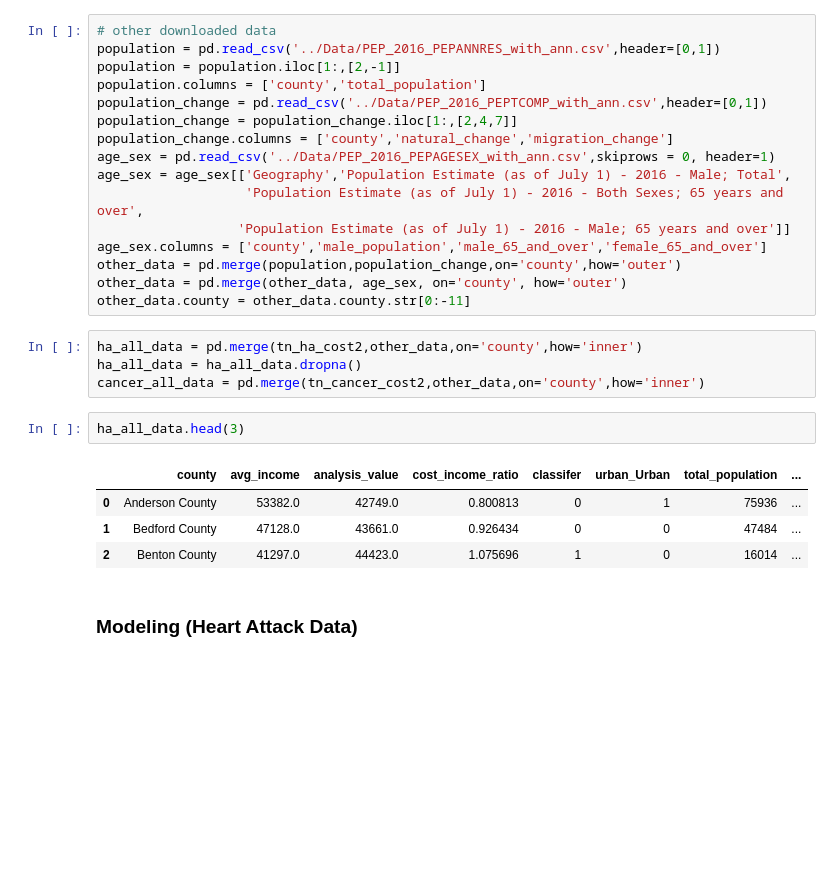
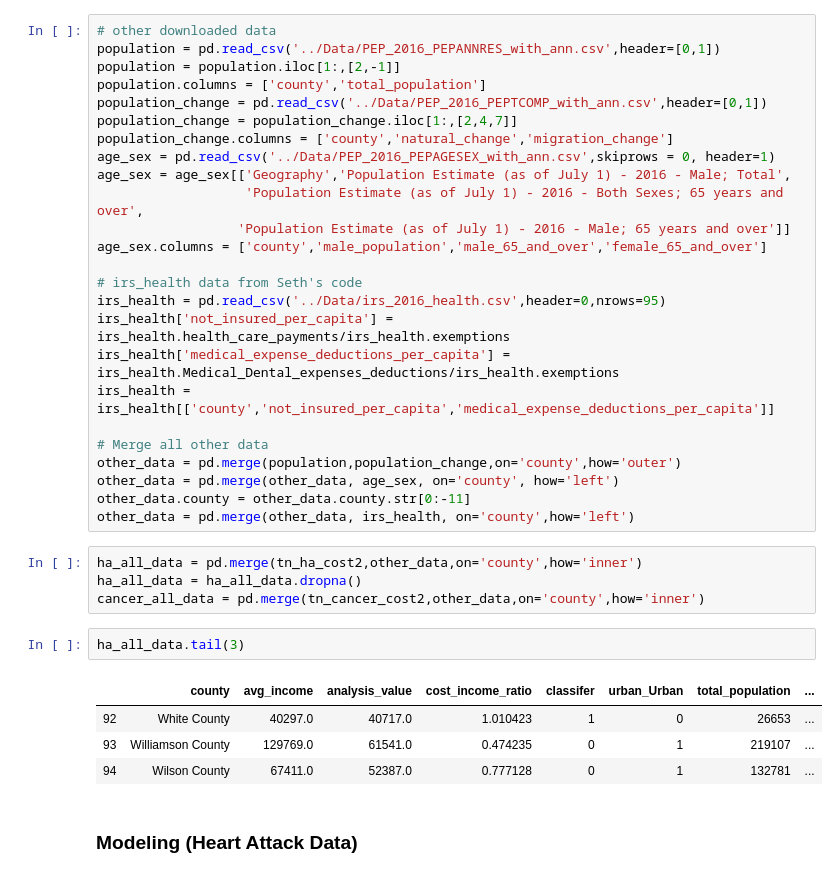
Before and after one commit to yunkaizhang/vanderbilt-data-essentials-cohort-2, a Jupyter notebook: code/YZ_Code_Final_Project.ipynb, the cells around one changed output. Drawn from its saved outputs; the diff is of its cells as text; blank space fills up the shorter version.

```diff
--- a/code/YZ_Code_Final_Project.ipynb
+++ b/code/YZ_Code_Final_Project.ipynb
@@ -67,20 +67,29 @@ age_sex = age_sex[['Geography','Population Estimate (as of July 1) - 2016 - Male
                    'Population Estimate (as of July 1) - 2016 - Both Sexes; 65 years and over',
                   'Population Estimate (as of July 1) - 2016 - Male; 65 years and over']]
 age_sex.columns = ['county','male_population','male_65_and_over','female_65_and_over']
+
+# irs_health data from Seth's code
+irs_health = pd.read_csv('../Data/irs_2016_health.csv',header=0,nrows=95)
+irs_health['not_insured_per_capita'] = irs_health.health_care_payments/irs_health.exemptions
+irs_health['medical_expense_deductions_per_capita'] = irs_health.Medical_Dental_expenses_deductions/irs_health.exemptions
+irs_health = irs_health[['county','not_insured_per_capita','medical_expense_deductions_per_capita']]
+
+# Merge all other data
 other_data = pd.merge(population,population_change,on='county',how='outer')
-other_data = pd.merge(other_data, age_sex, on='county', how='outer')
+other_data = pd.merge(other_data, age_sex, on='county', how='left')
 other_data.county = other_data.county.str[0:-11]
+other_data = pd.merge(other_data, irs_health, on='county',how='left')
 # %%
 ha_all_data = pd.merge(tn_ha_cost2,other_data,on='county',how='inner')
 ha_all_data = ha_all_data.dropna()
 cancer_all_data = pd.merge(tn_cancer_cost2,other_data,on='county',how='inner')
 # %%
-ha_all_data.head(3)
+ha_all_data.tail(3)
 # %% [output]
 |  | county | avg_income | analysis_value | cost_income_ratio | classifer | urban_Urban | total_population | ... |
-| 0 | Anderson County | 53382.0 | 42749.0 | 0.800813 | 0 | 1 | 75936 | ... |
-| 1 | Bedford County | 47128.0 | 43661.0 | 0.926434 | 0 | 0 | 47484 | ... |
-| 2 | Benton County | 41297.0 | 44423.0 | 1.075696 | 1 | 0 | 16014 | ... |
+| 92 | White County | 40297.0 | 40717.0 | 1.010423 | 1 | 0 | 26653 | ... |
+| 93 | Williamson County | 129769.0 | 61541.0 | 0.474235 | 0 | 1 | 219107 | ... |
+| 94 | Wilson County | 67411.0 | 52387.0 | 0.777128 | 0 | 1 | 132781 | ... |
 # %% [markdown]
 ### Modeling (Heart Attack Data) ###
 # %%
```
Also changed, not shown: parts of 10 cells of this notebook, 1 other file.
